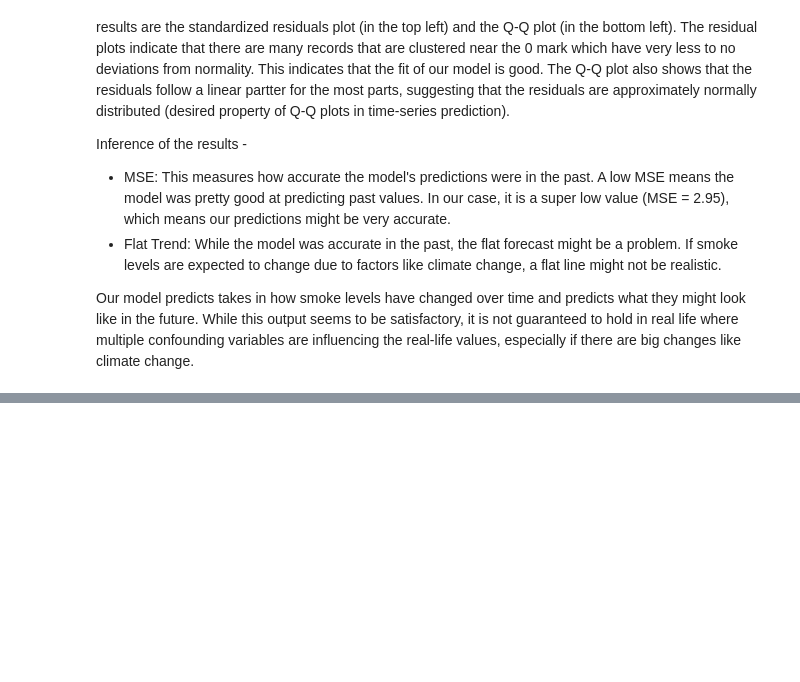
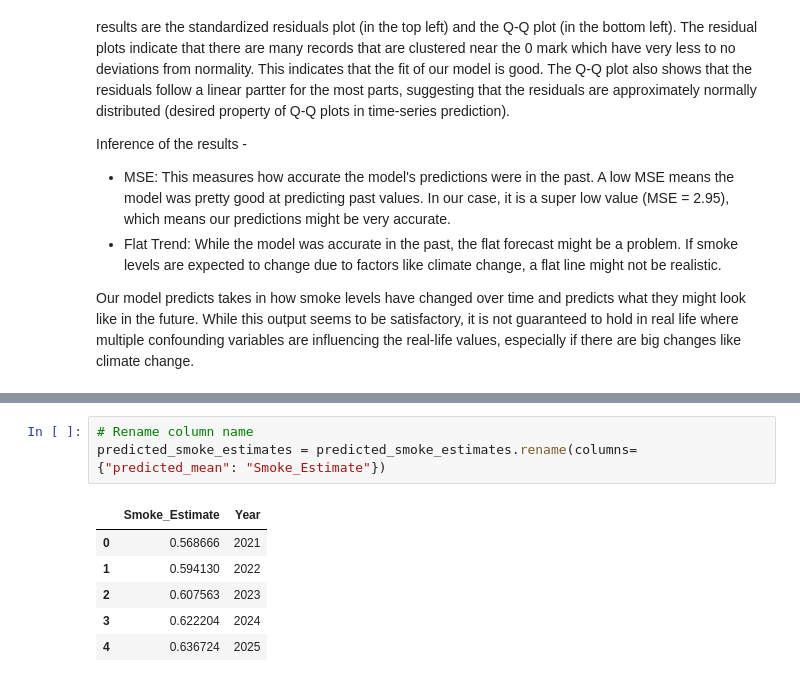
Before and after one commit to raaguln/wildfire-analysis, a Jupyter notebook: smoke_estimates_and_modelling.ipynb, the cells around one changed output, grey strips where cells are left out. Drawn from its saved outputs; the diff is of its cells as text; blank space fills up the shorter version.

```diff
--- a/smoke_estimates_and_modelling.ipynb
+++ b/smoke_estimates_and_modelling.ipynb
@@ -699,0 +746,10 @@ Our model predicts takes in how smoke levels have changed over time and predicts
+# %%
+# Rename column name
+predicted_smoke_estimates = predicted_smoke_estimates.rename(columns={"predicted_mean": "Smoke_Estimate"})
+# %% [output]
+|  | Smoke_Estimate | Year |
+| 0 | 0.568666 | 2021 |
+| 1 | 0.594130 | 2022 |
+| 2 | 0.607563 | 2023 |
+| 3 | 0.622204 | 2024 |
+| 4 | 0.636724 | 2025 |
```
Also changed, not shown: parts of 12 cells of this notebook, 3 other files.
